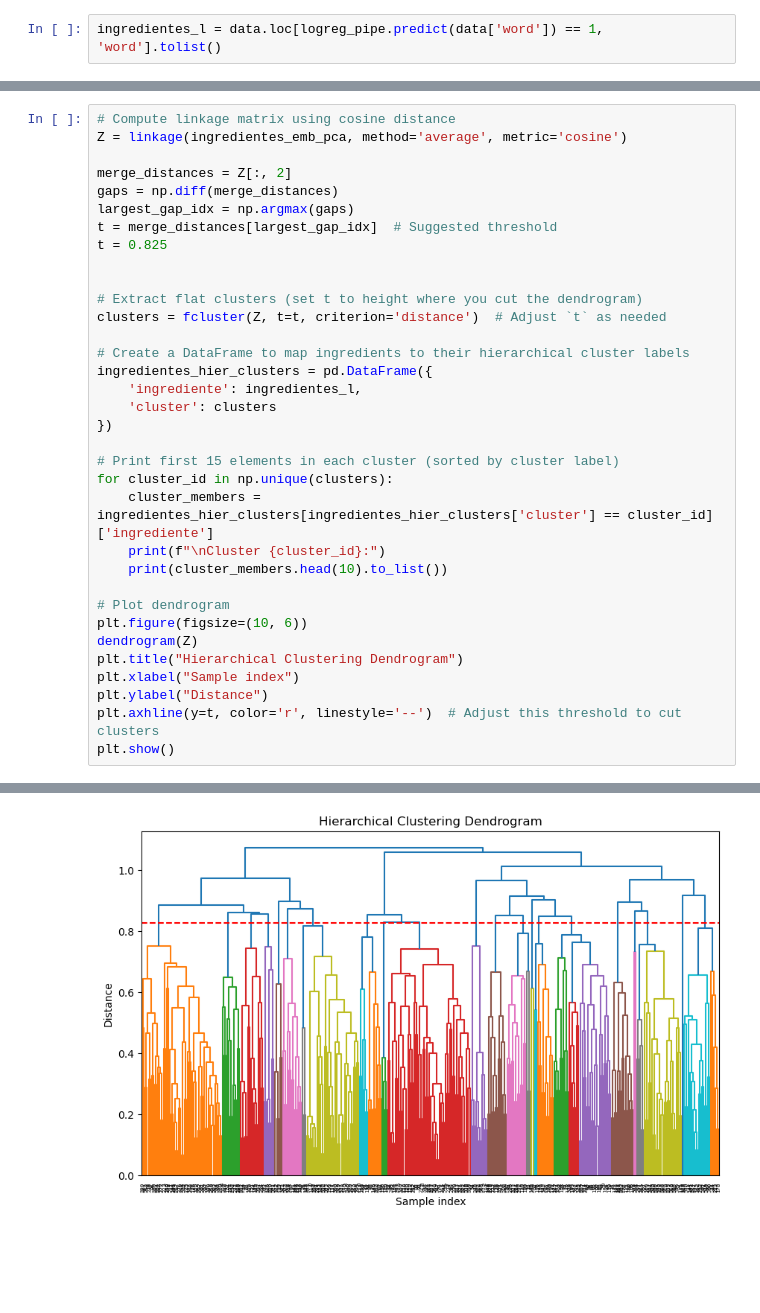
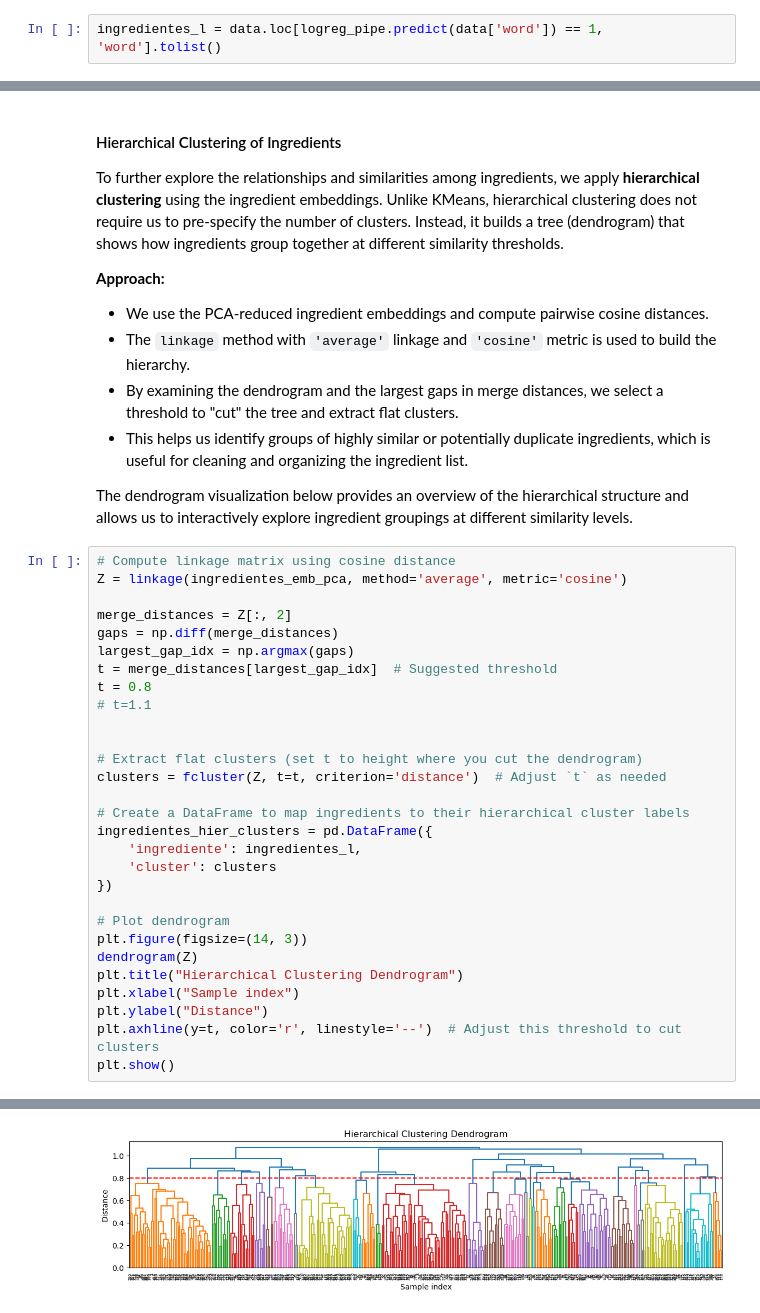
Before and after one commit to garimasc/RecipesInSpanish, a Jupyter notebook: ingredients.ipynb, the cells around one changed output, grey strips where cells are left out. Cells and saved outputs as stored; diff of their text form; blank space fills up the shorter version.

```diff
--- a/ingredients.ipynb
+++ b/ingredients.ipynb
@@ -259,3 +306,15 @@ ingredientes_clusters = pd.DataFrame({
+# %% [markdown]
+#### Hierarchical Clustering of Ingredients
+
+To further explore the relationships and similarities among ingredients, we apply **hierarchical clustering** using the ingredient embeddings. Unlike KMeans, hierarchical clustering does not require us to pre-specify the number of clusters. Instead, it builds a tree (dendrogram) that shows how ingredients group together at different similarity thresholds.
+
+**Approach:**
+- We use the PCA-reduced ingredient embeddings and compute pairwise cosine distances.
+- The `linkage` method with `'average'` linkage and `'cosine'` metric is used to build the hierarchy.
+- By examining the dendrogram and the largest gaps in merge distances, we select a threshold to "cut" the tree and extract flat clusters.
+- This helps us identify groups of highly similar or potentially duplicate ingredients, which is useful for cleaning and organizing the ingredient list.
+
+The dendrogram visualization below provides an overview of the hierarchical structure and allows us to interactively explore ingredient groupings at different similarity levels.
 # %%
 # Compute linkage matrix using cosine distance
 Z = linkage(ingredientes_emb_pca, method='average', metric='cosine')
@@ -264,7 +323,8 @@ merge_distances = Z[:, 2]
 gaps = np.diff(merge_distances)
 largest_gap_idx = np.argmax(gaps)
 t = merge_distances[largest_gap_idx]  # Suggested threshold
-t = 0.825
+t = 0.8
+# t=1.1
 
 
 # Extract flat clusters (set t to height where you cut the dendrogram)
@@ -276,14 +336,8 @@ ingredientes_hier_clusters = pd.DataFrame({
     'cluster': clusters
 })
 
-# Print first 15 elements in each cluster (sorted by cluster label)
-for cluster_id in np.unique(clusters):
-    cluster_members = ingredientes_hier_clusters[ingredientes_hier_clusters['cluster'] == cluster_id]['ingrediente']
-    print(f"\nCluster {cluster_id}:")
-    print(cluster_members.head(10).to_list())
-
 # Plot dendrogram
-plt.figure(figsize=(10, 6))
+plt.figure(figsize=(14, 3))
 dendrogram(Z)
 plt.title("Hierarchical Clustering Dendrogram")
 plt.xlabel("Sample index")
@@ -311 +348 @@ Cluster 21:
-[figure, old version]
+[figure, new version]
```
Also changed, not shown: parts of 14 cells of this notebook.
